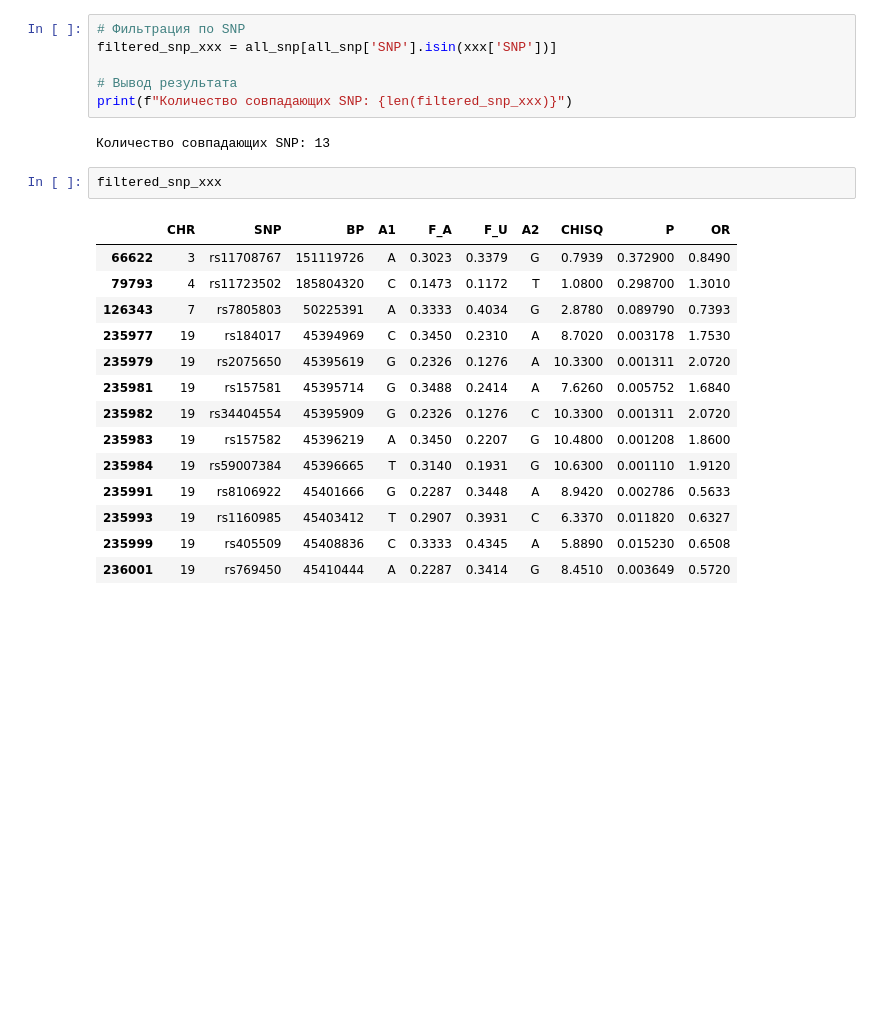
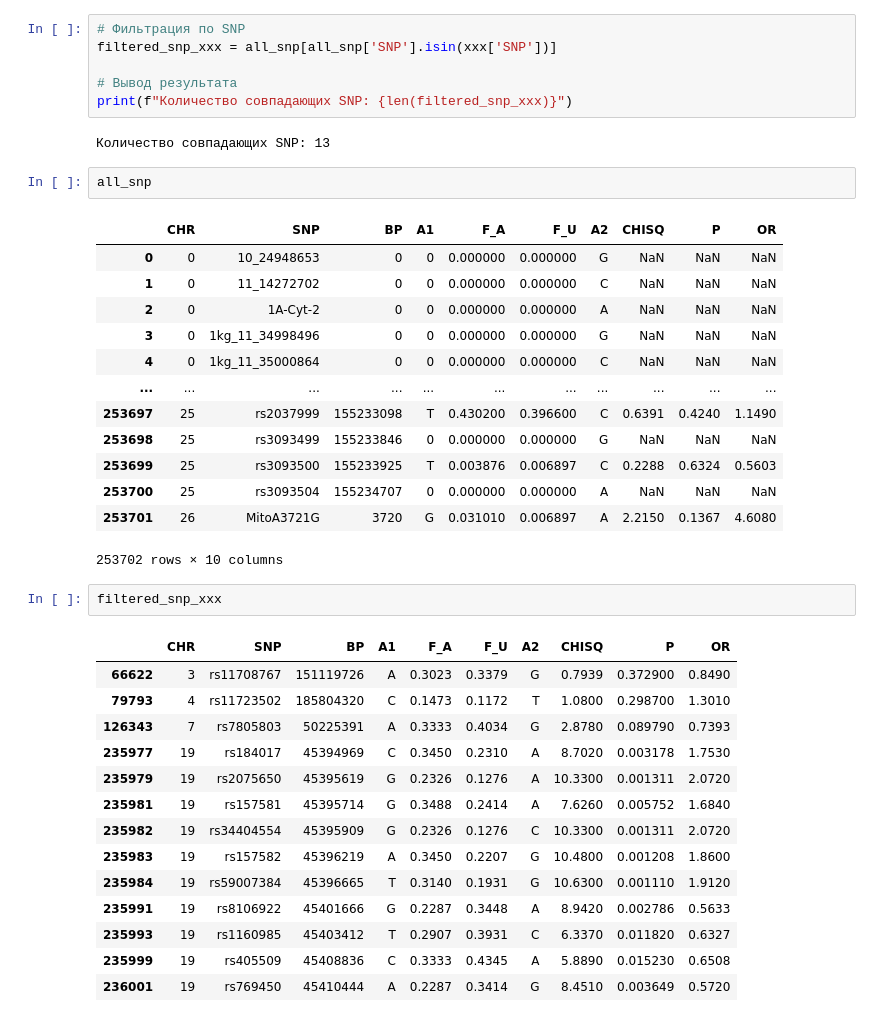
Before and after one commit to M100ika/01.06.2025_V2, a Jupyter notebook: code/comparison.ipynb, the cells around one changed output. Cells and saved outputs as stored; diff of their text form; blank space fills up the shorter version.

```diff
--- a/code/comparison.ipynb
+++ b/code/comparison.ipynb
@@ -16,6 +16,22 @@ filtered_snp_xxx = all_snp[all_snp['SNP'].isin(xxx['SNP'])]
 print(f"Количество совпадающих SNP: {len(filtered_snp_xxx)}")
 # %% [output]
 Количество совпадающих SNP: 13
+# %%
+all_snp
+# %% [output]
+|  | CHR | SNP | BP | A1 | F_A | F_U | A2 | CHISQ | P | OR |
+| 0 | 0 | 10_24948653 | 0 | 0 | 0.000000 | 0.000000 | G | NaN | NaN | NaN |
+| 1 | 0 | 11_14272702 | 0 | 0 | 0.000000 | 0.000000 | C | NaN | NaN | NaN |
+| 2 | 0 | 1A-Cyt-2 | 0 | 0 | 0.000000 | 0.000000 | A | NaN | NaN | NaN |
+| 3 | 0 | 1kg_11_34998496 | 0 | 0 | 0.000000 | 0.000000 | G | NaN | NaN | NaN |
+| 4 | 0 | 1kg_11_35000864 | 0 | 0 | 0.000000 | 0.000000 | C | NaN | NaN | NaN |
+| ... | ... | ... | ... | ... | ... | ... | ... | ... | ... | ... |
+| 253697 | 25 | rs2037999 | 155233098 | T | 0.430200 | 0.396600 | C | 0.6391 | 0.4240 | 1.1490 |
+| 253698 | 25 | rs3093499 | 155233846 | 0 | 0.000000 | 0.000000 | G | NaN | NaN | NaN |
+| 253699 | 25 | rs3093500 | 155233925 | T | 0.003876 | 0.006897 | C | 0.2288 | 0.6324 | 0.5603 |
+| 253700 | 25 | rs3093504 | 155234707 | 0 | 0.000000 | 0.000000 | A | NaN | NaN | NaN |
+| 253701 | 26 | MitoA3721G | 3720 | G | 0.031010 | 0.006897 | A | 2.2150 | 0.1367 | 4.6080 |
+253702 rows × 10 columns
 # %%
 filtered_snp_xxx
 # %% [output]
```
Also changed, not shown: parts of 6 cells of this notebook, 3 other files.
